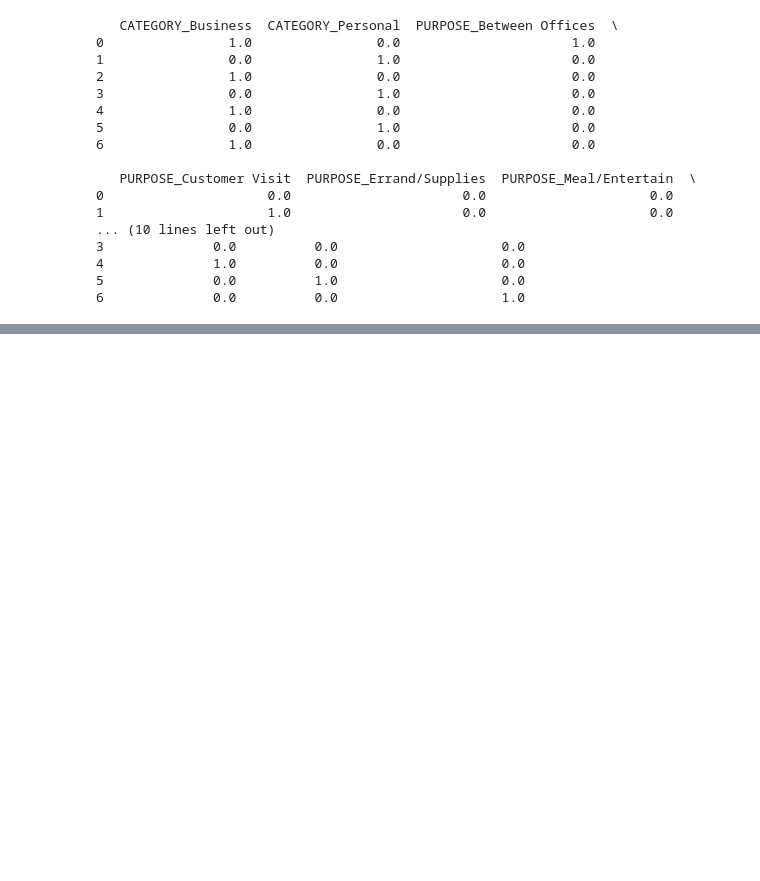
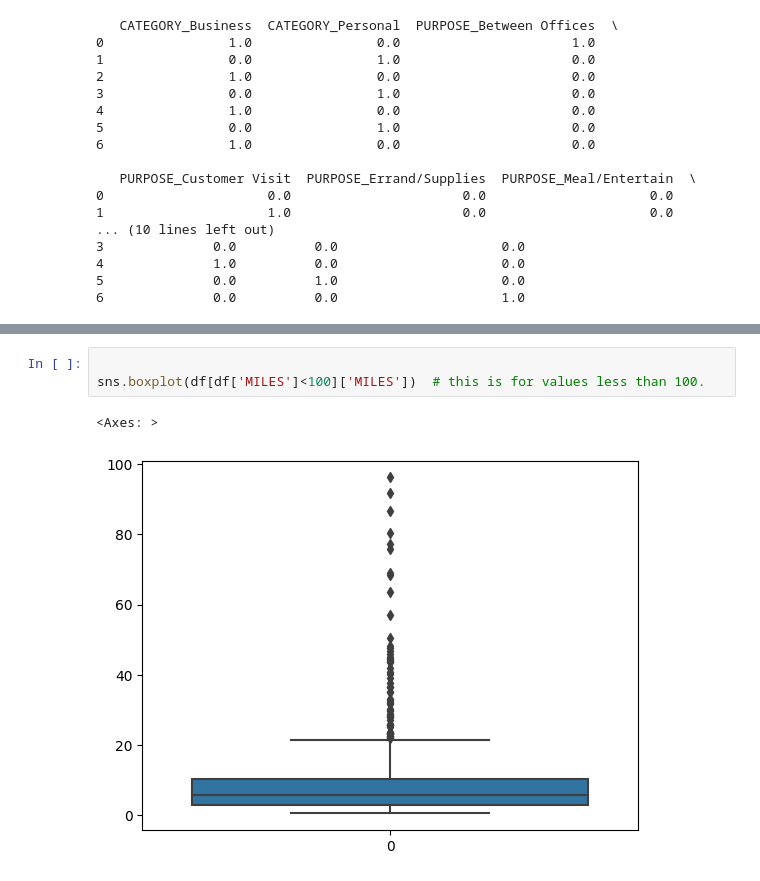
Before and after one commit to santr4/ml_projects, a Jupyter notebook: Uber Rides Data Analysis /Uber_Ride_Data_Analysis.ipynb, the cells around one changed output, grey strips where cells are left out. Cells and saved outputs as stored; diff of their text form; blank space fills up the shorter version.

```diff
--- a/Uber Rides Data Analysis /Uber_Ride_Data_Analysis.ipynb
+++ b/Uber Rides Data Analysis /Uber_Ride_Data_Analysis.ipynb
@@ -250,0 +300,6 @@ ValueError: zero-size array to reduction operation fmin which has no identity
+# %%
+
+sns.boxplot(df[df['MILES']<100]['MILES'])  # this is for values less than 100.
+# %% [output]
+<Axes: >
+[figure, added]
```
Also changed, not shown: parts of 4 cells of this notebook.
